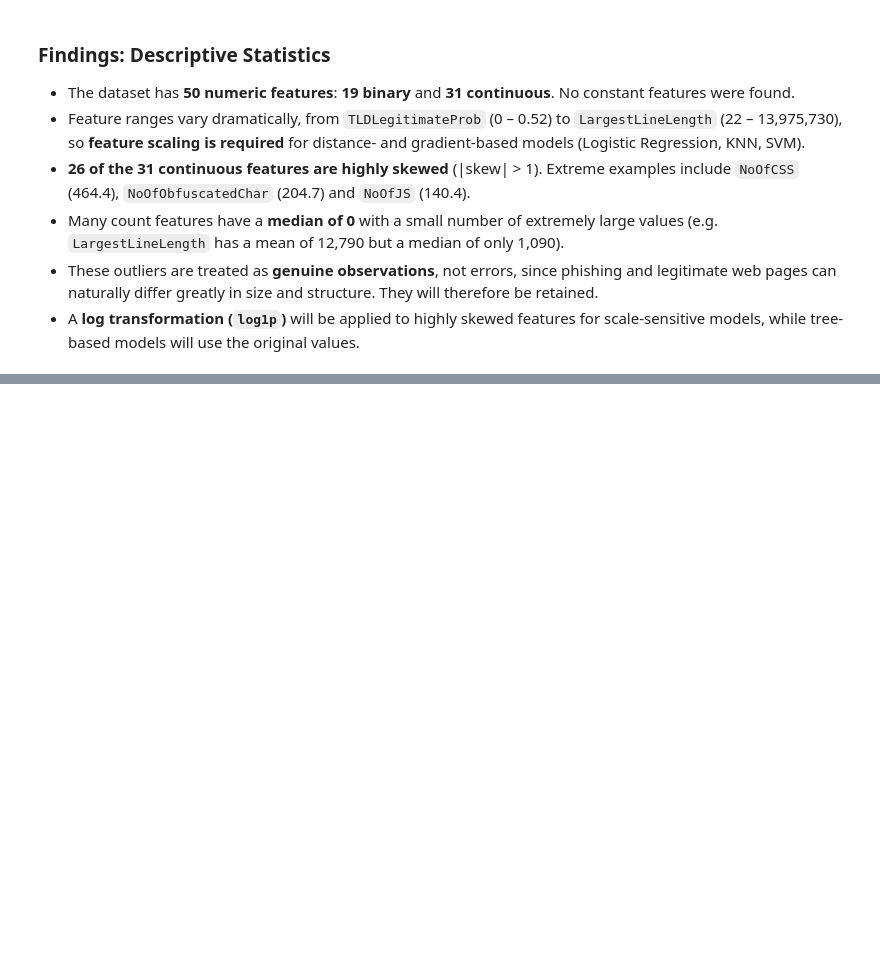
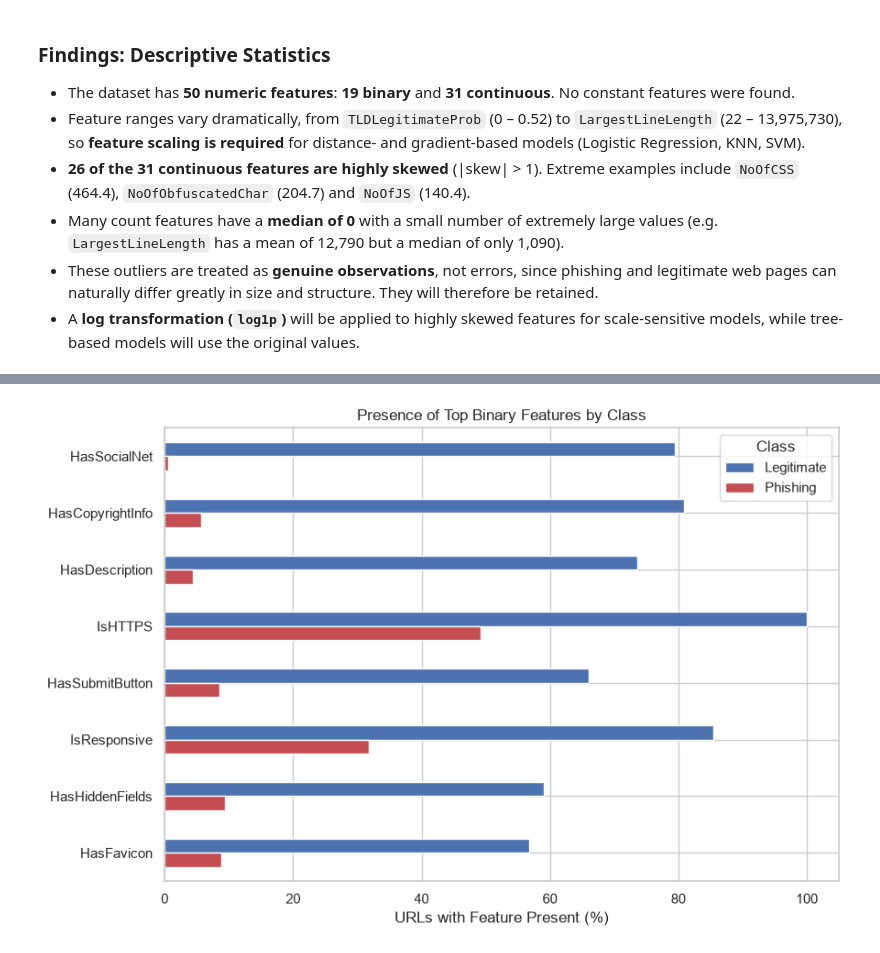
Before and after one commit to imansharinda-ux/DetectIt-ml, a Jupyter notebook: notebooks/01_eda.ipynb, the cells around one changed output, grey strips where cells are left out. Cells and saved outputs as stored; diff of their text form; code cells hidden in the pictures; blank space fills up the shorter version.

```diff
--- a/notebooks/01_eda.ipynb
+++ b/notebooks/01_eda.ipynb
@@ -257,0 +286,4 @@ dtype: float64
+# %%
+top_binary = target_corr[target_corr.index.isin(binary_cols)].head(8).index.tolist()
+binary_rates = df.groupby(class_labels)[top_binary].mean().T * 100
+binary_rates.round(1)
@@ -257,0 +300,15 @@ dtype: float64
+# %%
+ax = binary_rates.plot(kind="barh", figsize=(9, 6), color=[class_palette["Legitimate"], class_palette["Phishing"]])
+ax.set_title("Presence of Top Binary Features by Class")
+ax.set_xlabel("URLs with Feature Present (%)")
+ax.get_legend().set_title("Class")
+ax.set_ylabel("")
+ax.legend(title="Class")
+ax.invert_yaxis()
+
+fig = ax.get_figure()
+fig.tight_layout()
+fig.savefig(RESULTS_DIR / "binary_feature_presence.png", dpi=300)
+plt.show()
+# %% [output]
+[figure, added]
```
Also changed, not shown: parts of 5 cells of this notebook, 2 other files.
